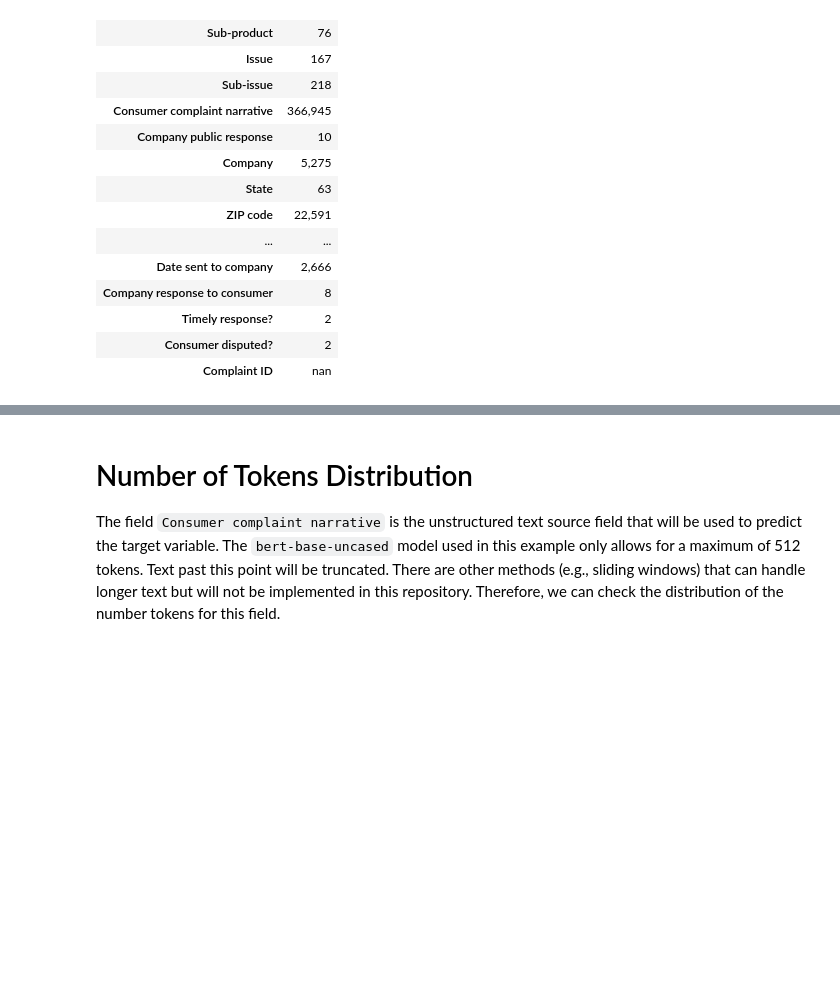
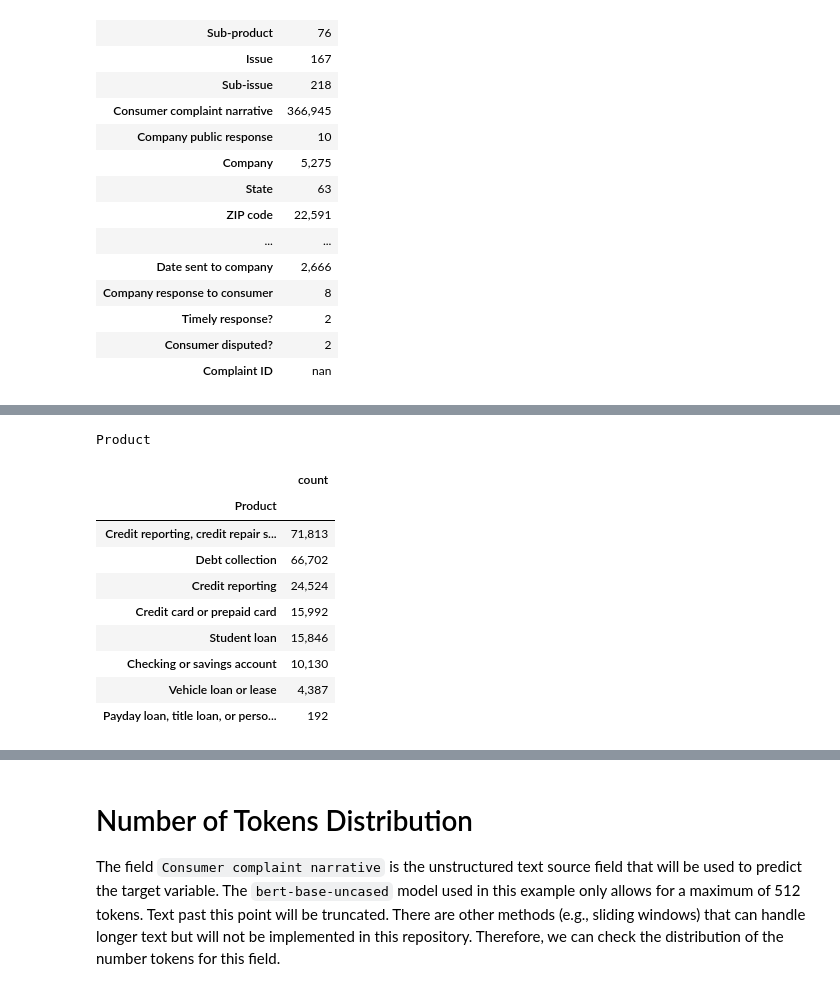
Before and after one commit to mddunlap924/PyTorch-LLM, a Jupyter notebook: notebooks/eda.ipynb, the cells around one changed output, grey strips where cells are left out. Saved outputs shown, nothing was run; the diff lists cells and outputs as text; code cells hidden in the pictures; blank space fills up the shorter version.

```diff
--- a/notebooks/eda.ipynb
+++ b/notebooks/eda.ipynb
@@ -95,0 +73,22 @@ Name: count, dtype: int64
+# %%
+# Number of nulls in source fields
+source_fields = ['Consumer complaint narrative',
+                 'ZIP code',
+                 'Sub-issue']
+target = 'Product'
+print(f'Number of Non-Nulls in Each Column BEFORE Removing Nulls')
+n_rows = len(df)
+for col in source_fields:
+    print(f'\t{col}: {n_rows - df[col].isnull().sum():,}')
+
+# Reduce the dataframe to only non-null consumer complaints
+data = (df.dropna(subset=source_fields)
+        .reset_index(drop=True))
+print((f'CFPB Data Shape After Removing Nulls:'
+       f'({data.shape[0]:,}, {data.shape[1]})'))
+
+# Number of nulls in source fields AFTER removing Nulls
+print(f'Number of Non-Nulls in Each Column AFTER Removing Nulls')
+n_rows = len(data)
+for col in source_fields:
+    print(f'\t{col}: {n_rows - data[col].isnull().sum():,}')
@@ -96,3 +105,22 @@ Name: count, dtype: int64
+# %%
+# Value counts for the target 'Product'
+for col in [target]:
+    print(col)
+    tmp = data[col].value_counts().to_frame().style.format("{:,.0f}")
+    display(tmp)
+    del tmp
+# %% [output]
+Product
+|  | count |
+| Product |  |
+| Credit reporting, credit repair s... | 71,813 |
+| Debt collection | 66,702 |
+| Credit reporting | 24,524 |
+| Credit card or prepaid card | 15,992 |
+| Student loan | 15,846 |
+| Checking or savings account | 10,130 |
+| Vehicle loan or lease | 4,387 |
+| Payday loan, title loan, or perso... | 192 |
 # %%
 # https://esource.dbs.ie/bitstream/handle/10788/4224/msc_shivaprasad_vm_2020.pdf?sequence=1&isAllowed=y
 # Reduce the "Product" categories for quicker processing
```
Also changed, not shown: parts of 15 cells of this notebook, 14 other files.
